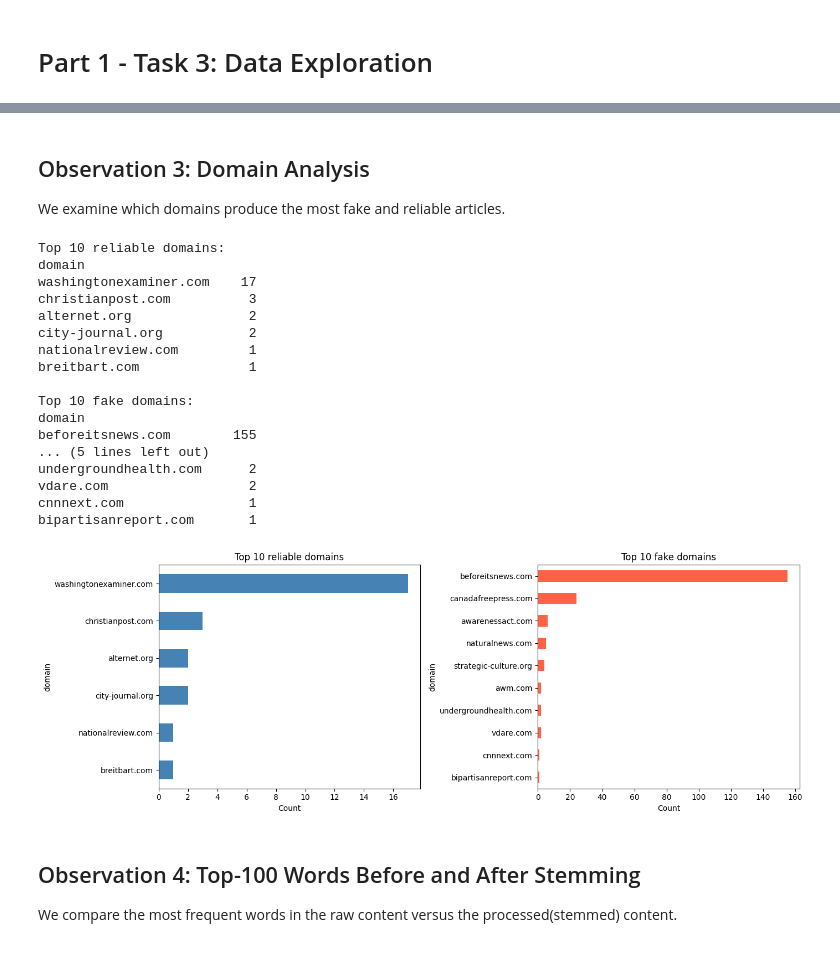
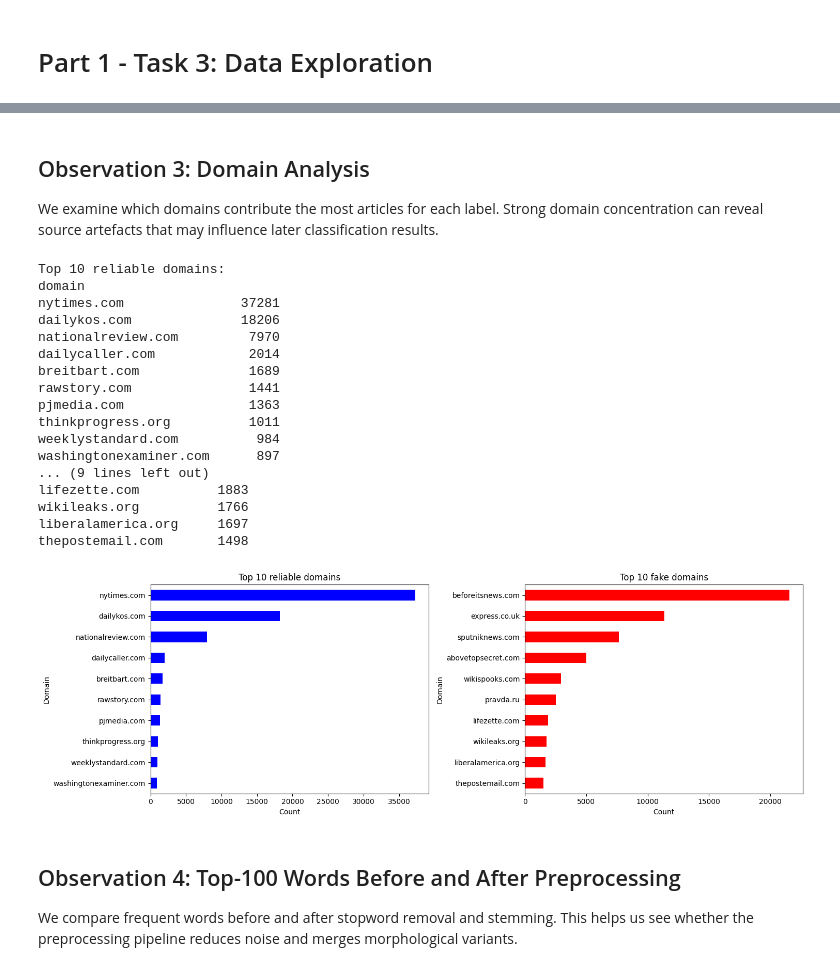
Before and after one commit to mathiaswela/fake-news-group-project, a Jupyter notebook: notebooks/02_data_exploration_andreas.ipynb, the cells around one changed output, grey strips where cells are left out. Cells and saved outputs as stored; diff of their text form; code cells hidden in the pictures.

```diff
--- a/notebooks/02_data_exploration_andreas.ipynb
+++ b/notebooks/02_data_exploration_andreas.ipynb
@@ -40,20 +47,21 @@ We examine the balance between reliable (0) and fake (1) articles in the dataset
 # %%
-# Part 1.3 - Label distribution
-label_counts = df['type'].value_counts()
+label_counts = df['type'].value_counts(dropna=False).sort_index()
 label_names = {0: 'reliable', 1: 'fake'}
 
 print("Label distribution:")
 for label, count in label_counts.items():
-    print(f"  {label_names[label]}: {count} ({count/len(df)*100:.1f}%")
+    label_text = label_names.get(label, str(label))
+    print(f"  {label_text}: {count} ({count / len(df) * 100:.1f}%)")
 
-
-label_counts.rename(index=label_names).plot(kind='bar', color=['steelblue', 'tomato'])
-plt.title('Label Distribution')
-plt.xlabel('Label')
-plt.ylabel('Count')
-plt.xticks(rotation=0)
+ax = label_counts.rename(index=label_names).plot(
+    kind='bar',
+    color=['blue', 'red'],)
+ax.set_title('Label Distribution')
+ax.set_xlabel('Label')
+ax.set_ylabel('Count')
+ax.tick_params(axis='x', rotation=0)
 plt.tight_layout()
-plt.savefig('../figures/labels_distribution.png')
+plt.savefig(f'{FIG_DIR}/labels_distribution_995k.png', dpi=200, bbox_inches='tight')
 plt.show()
 # %% [output]
 Label distribution:
@@ -89,47 +111,47 @@ fake: mean=402, median=286, min=9, max=3820
 # %% [markdown]
 ## Observation 3: Domain Analysis
-We examine which domains produce the most fake and reliable articles.
+We examine which domains contribute the most articles for each label. Strong domain concentration can reveal source artefacts that may influence later classification results.
 # %%
-# Part 1.3 - Domain analysis per label
 top_n = 10
 
+
 for label, name in {0: 'reliable', 1: 'fake'}.items():
-    top_domains = df[df['type'] == label]['domain'].value_counts().head(top_n)
+    top_domains = df.loc[df['type'] == label, 'domain'].fillna('missing').value_counts().head(top_n)
     print(f"\nTop {top_n} {name} domains:")
     print(top_domains.to_string())
 
-fig, axes = plt.subplots(1, 2, figsize=(14,5))
+fig, axes = plt.subplots(1, 2, figsize=(15, 5))
 
-for ax, (label, name, color) in zip(axes, [(0, 'reliable', 'steelblue'), (1, 'fake', 'tomato')]):
-    top_domains = df[df['type'] == label]['domain'].value_counts().head(top_n)
-    top_domains.plot(kind='barh', ax=ax, color=color)
+for ax, (label, name) in zip(axes, [(0, 'reliable'), (1, 'fake')]):
+    top_domains = df.loc[df['type'] == label, 'domain'].fillna('missing').value_counts().head(top_n)
+    top_domains.sort_values().plot(kind='barh', ax=ax, color=colors[label])
     ax.set_title(f'Top {top_n} {name} domains')
     ax.set_xlabel('Count')
-    ax.invert_yaxis()
+    ax.set_ylabel('Domain')
 
 plt.tight_layout()
-plt.savefig('../figures/domain_analysis.png')
+plt.savefig(f'{FIG_DIR}/domain_analysis_995k.png', dpi=200, bbox_inches='tight')
 plt.show()
 # %% [output]
 Top 10 reliable domains:
 domain
-washingtonexaminer.com    17
-christianpost.com          3
-alternet.org               2
-city-journal.org           2
-nationalreview.com         1
-breitbart.com              1
-
-Top 10 fake domains:
-domain
-beforeitsnews.com        155
-... (5 lines left out)
-undergroundhealth.com      2
-vdare.com                  2
-cnnnext.com                1
-bipartisanreport.com       1
+nytimes.com               37281
+dailykos.com              18206
+nationalreview.com         7970
+dailycaller.com            2014
+breitbart.com              1689
+rawstory.com               1441
+pjmedia.com                1363
+thinkprogress.org          1011
+weeklystandard.com          984
+washingtonexaminer.com      897
+... (9 lines left out)
+lifezette.com          1883
+wikileaks.org          1766
+liberalamerica.org     1697
+thepostemail.com       1498
-[figure, old version]
+[figure, new version]
 # %% [markdown]
-## Observation 4: Top-100 Words Before and After Stemming
-We compare the most frequent words in the raw content versus the processed(stemmed) content.
+## Observation 4: Top-100 Words Before and After Preprocessing
+We compare frequent words before and after stopword removal and stemming. This helps us see whether the preprocessing pipeline reduces noise and merges morphological variants.
 # %%
```
Also changed, not shown: parts of 16 cells of this notebook, 5 other files.
